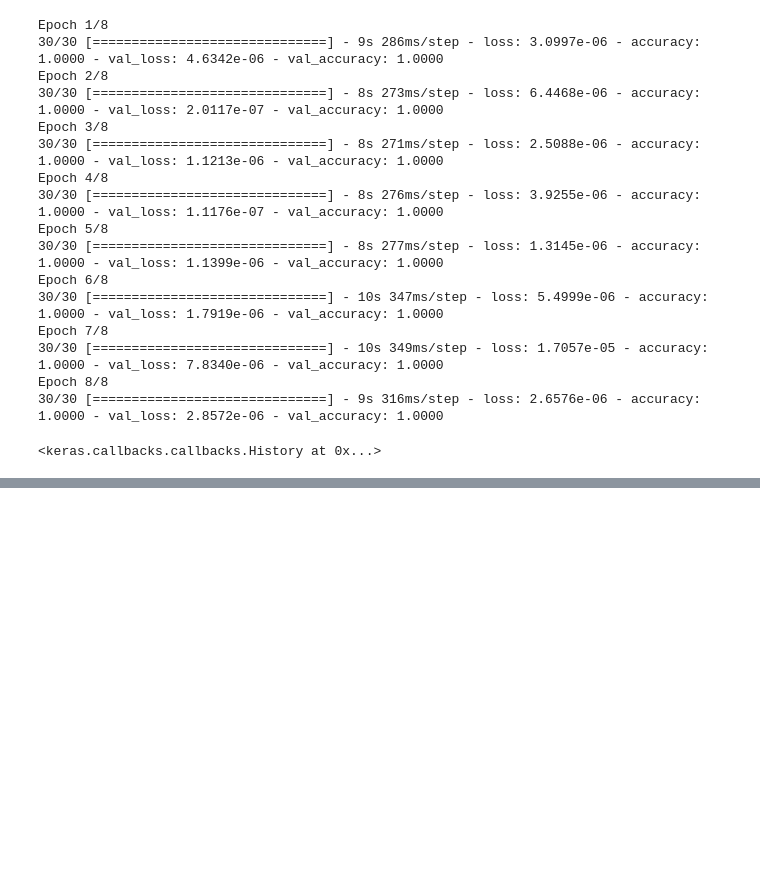
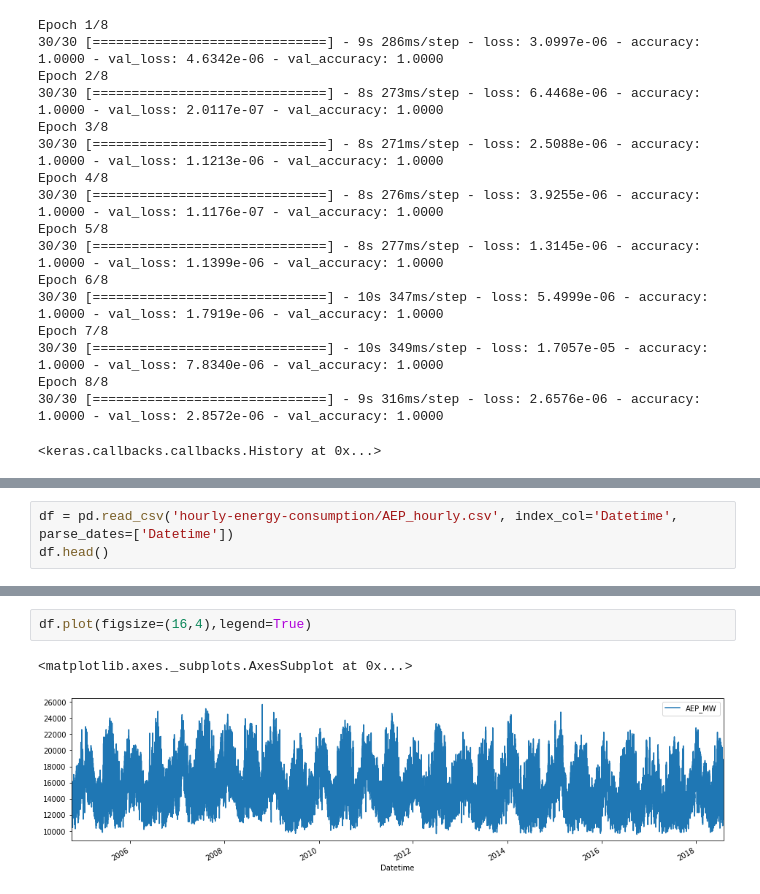
Before and after one commit to Stepess/neural_network, a Jupyter notebook: neural_networks.ipynb, the cells around one changed output, grey strips where cells are left out. Saved outputs shown, nothing was run; the diff lists cells and outputs as text; blank space fills up the shorter version.

```diff
--- a/neural_networks.ipynb
+++ b/neural_networks.ipynb
@@ -247,0 +272,3 @@ Epoch 8/8
+# %%
+df = pd.read_csv('hourly-energy-consumption/AEP_hourly.csv', index_col='Datetime', parse_dates=['Datetime'])
+df.head()
@@ -247,0 +283,5 @@ Epoch 8/8
+# %%
+df.plot(figsize=(16,4),legend=True)
+# %% [output]
+<matplotlib.axes._subplots.AxesSubplot at 0x...>
+[figure, added]
```
Also changed, not shown: parts of 16 cells of this notebook.
